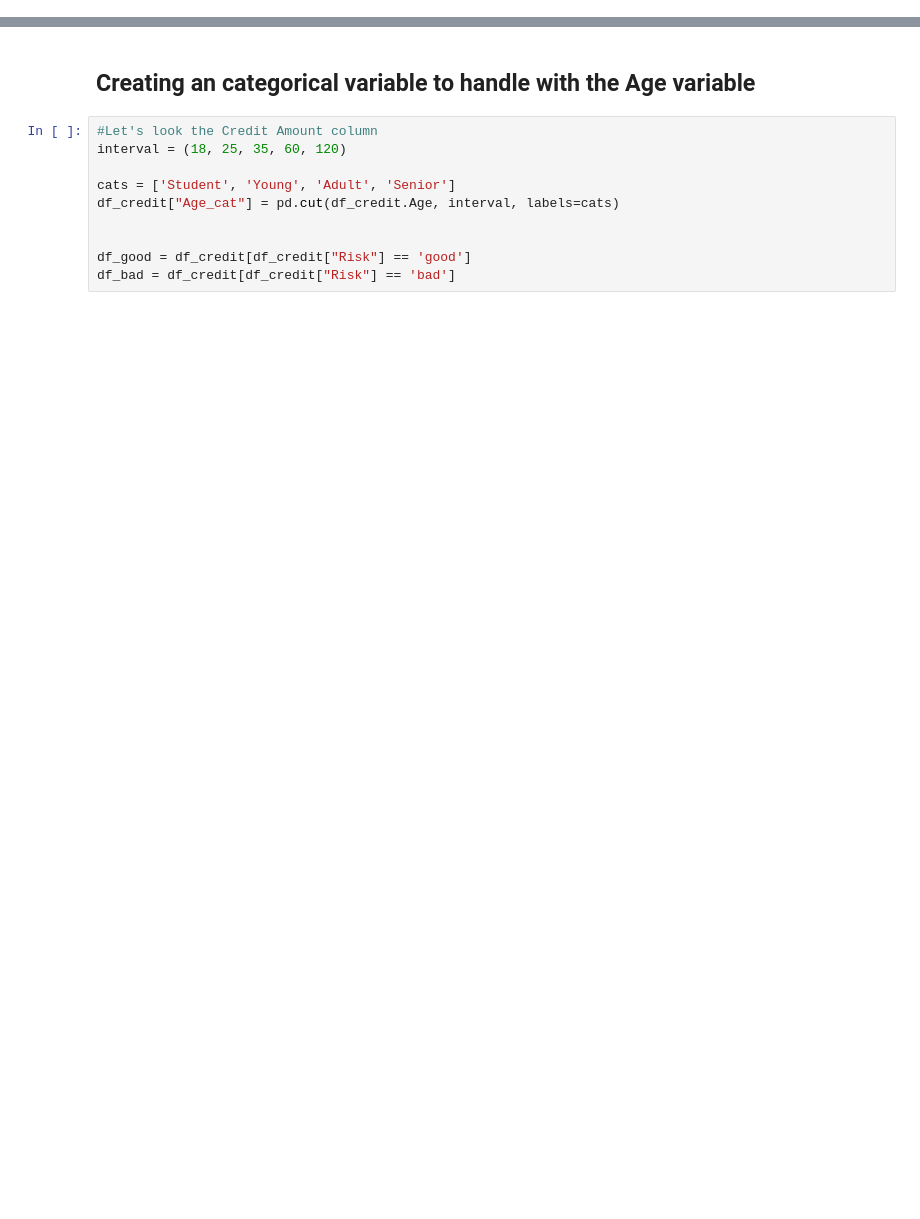
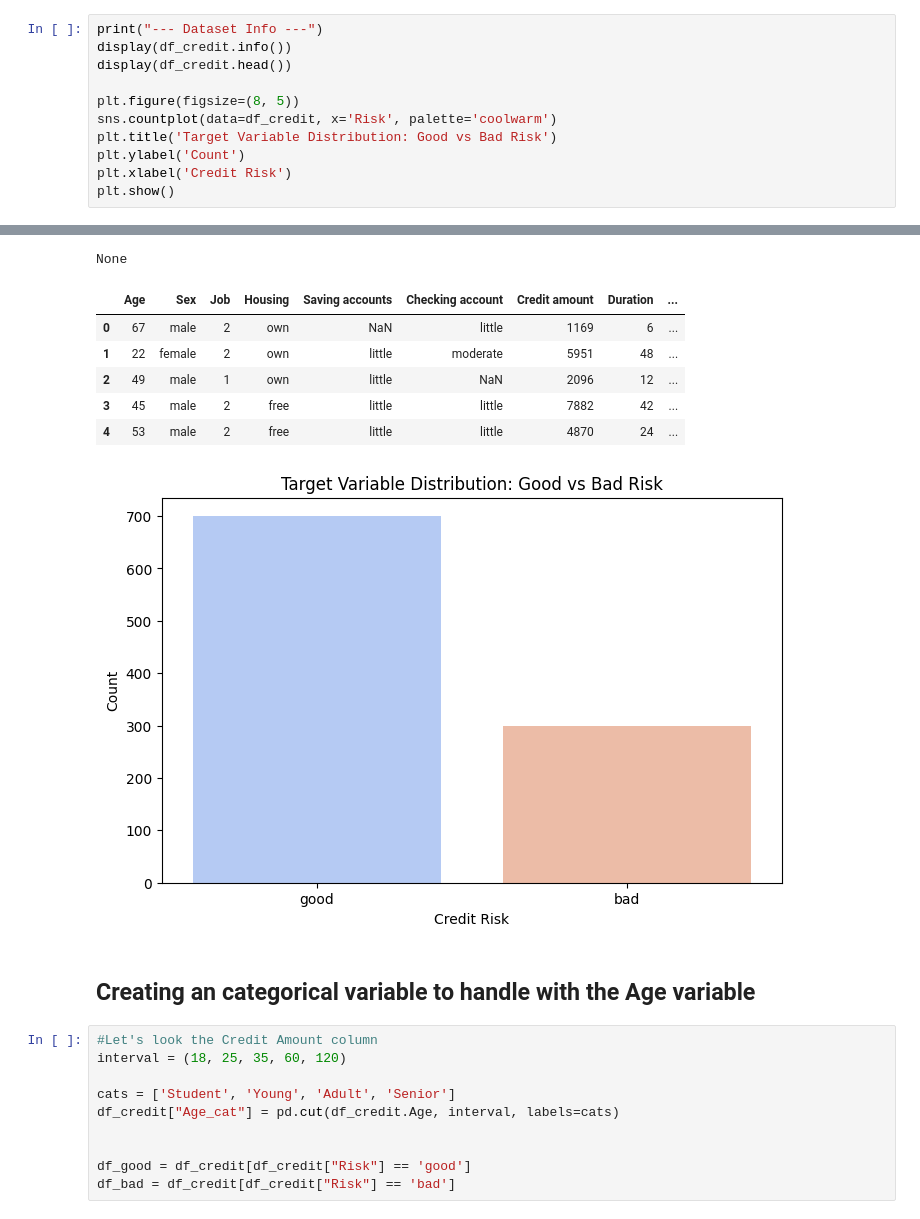
Before and after one commit to hugogs7/TXAI, a Jupyter notebook: predicting-credit-risk-model-pipeline-763ef1.ipynb, the cells around one changed output, grey strips where cells are left out. Cells and saved outputs as stored; diff of their text form; blank space fills up the shorter version.

```diff
--- a/predicting-credit-risk-model-pipeline-763ef1.ipynb
+++ b/predicting-credit-risk-model-pipeline-763ef1.ipynb
@@ -215,0 +37,12 @@ https://gist.github.com/mwaskom/de44147ed2974457ad6372750bbe5751
+# %%
+print("--- Dataset Info ---")
+display(df_credit.info())
+display(df_credit.head())
+
+plt.figure(figsize=(8, 5))
+sns.countplot(data=df_credit, x='Risk', palette='coolwarm')
+plt.title('Target Variable Distribution: Good vs Bad Risk')
+plt.ylabel('Count')
+plt.xlabel('Credit Risk')
+plt.show()
+# %% [output]
@@ -216,3 +67,11 @@ https://gist.github.com/mwaskom/de44147ed2974457ad6372750bbe5751
+None
+|  | Age | Sex | Job | Housing | Saving accounts | Checking account | Credit amount | Duration | ... |
+| 0 | 67 | male | 2 | own | NaN | little | 1169 | 6 | ... |
+| 1 | 22 | female | 2 | own | little | moderate | 5951 | 48 | ... |
+| 2 | 49 | male | 1 | own | little | NaN | 2096 | 12 | ... |
+| 3 | 45 | male | 2 | free | little | little | 7882 | 42 | ... |
+| 4 | 53 | male | 2 | free | little | little | 4870 | 24 | ... |
+[figure, added]
 # %% [markdown]
 <h2>Creating an categorical variable to handle with the Age variable </h2>
 # %%
```
Also changed, not shown: parts of 64 cells of this notebook.
